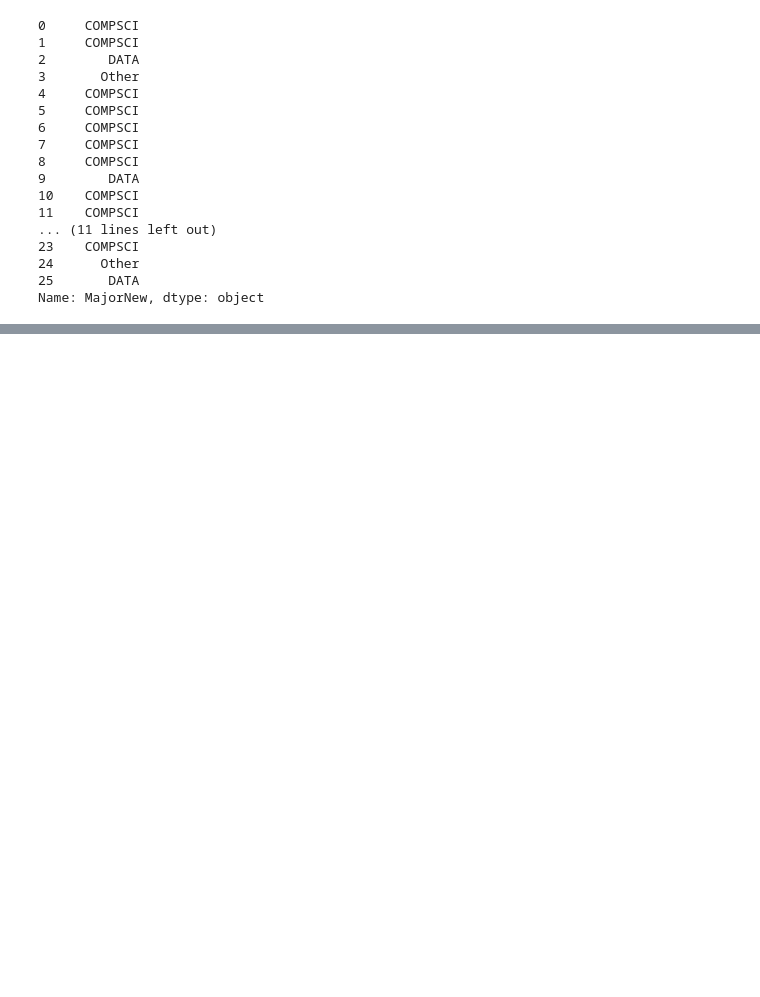
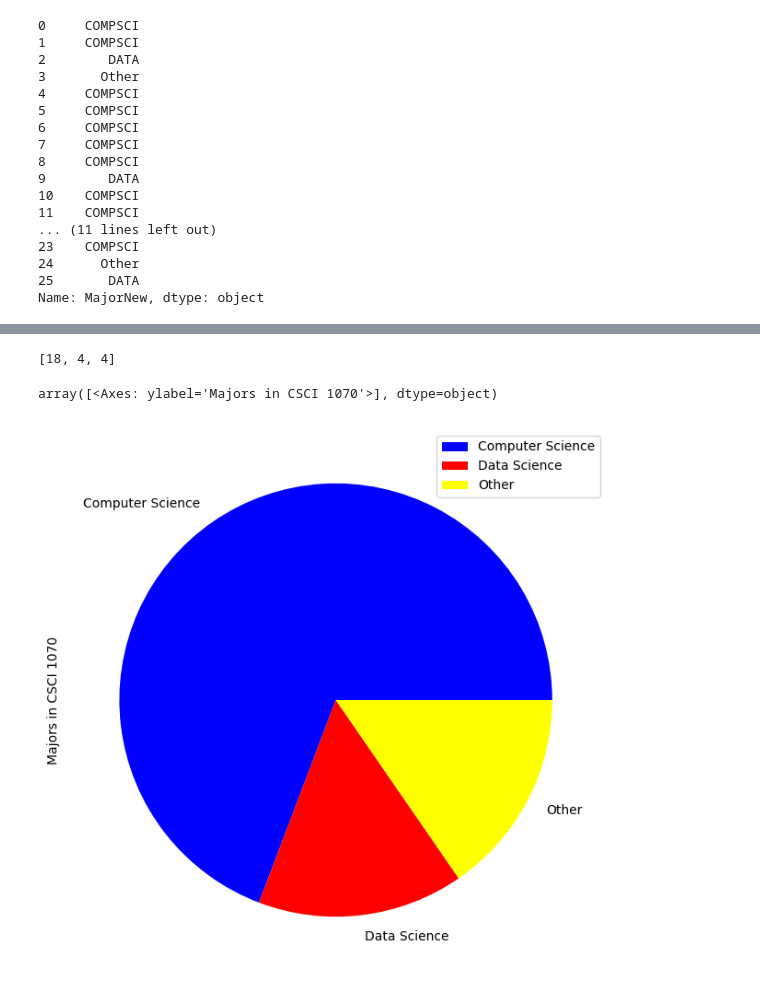
Before and after one commit to isakhel/iovanecs1070, a Jupyter notebook: Homework/homework-9-19.ipynb, the cells around one changed output, grey strips where cells are left out. Drawn from its saved outputs; the diff is of its cells as text; code cells hidden in the pictures; blank space fills up the shorter version.

```diff
--- a/Homework/homework-9-19.ipynb
+++ b/Homework/homework-9-19.ipynb
@@ -176,0 +243,15 @@ Name: AgeNew, dtype: object
+# %%
+Compsci = ((df["MajorNew"] == "COMPSCI").sum()).item()
+Datasci = ((df["MajorNew"] == "DATA").sum()).item()
+Other = ((df["MajorNew"] == "Other").sum()).item()
+MajorComplete = [Compsci,Datasci, Other]
+dfmajor = pd.DataFrame(MajorComplete, index=['Computer Science', 'Data Science', 'Other'], columns=['Majors in CSCI 1070'])
+MajorComplete
+# %% [output]
+[18, 4, 4]
+# %%
+
+dfmajor.plot(kind='pie', subplots=True, figsize=(8,6), colors = ("blue","red","yellow"))
+# %% [output]
+array([<Axes: ylabel='Majors in CSCI 1070'>], dtype=object)
+[figure, added]
```
Also changed, not shown: parts of 12 cells of this notebook.
